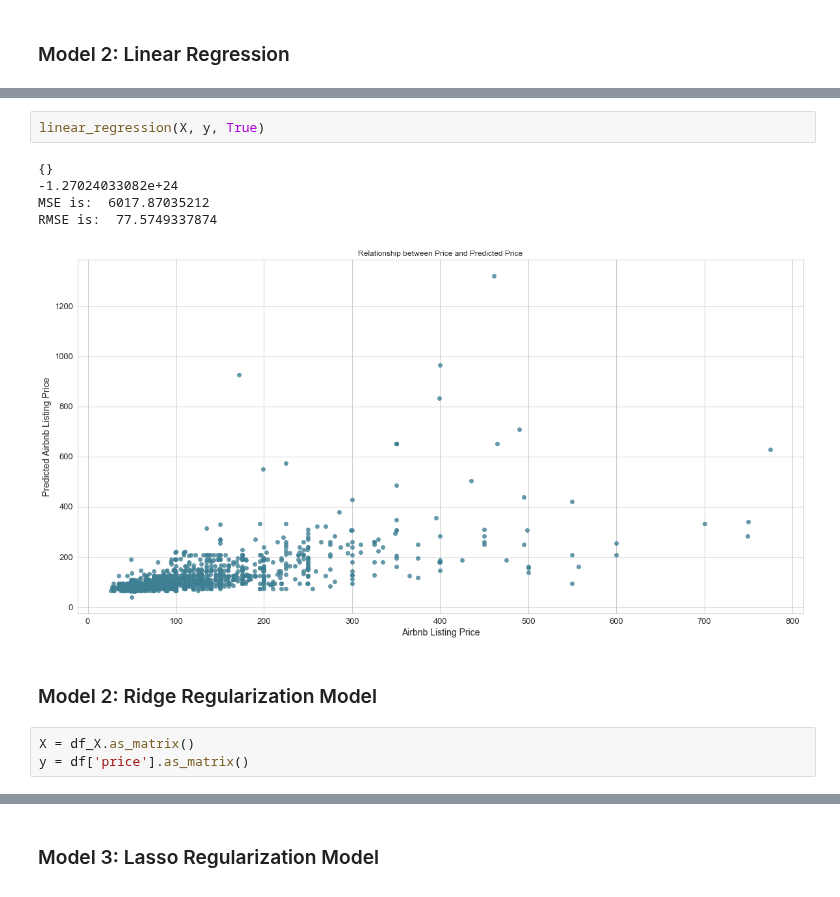
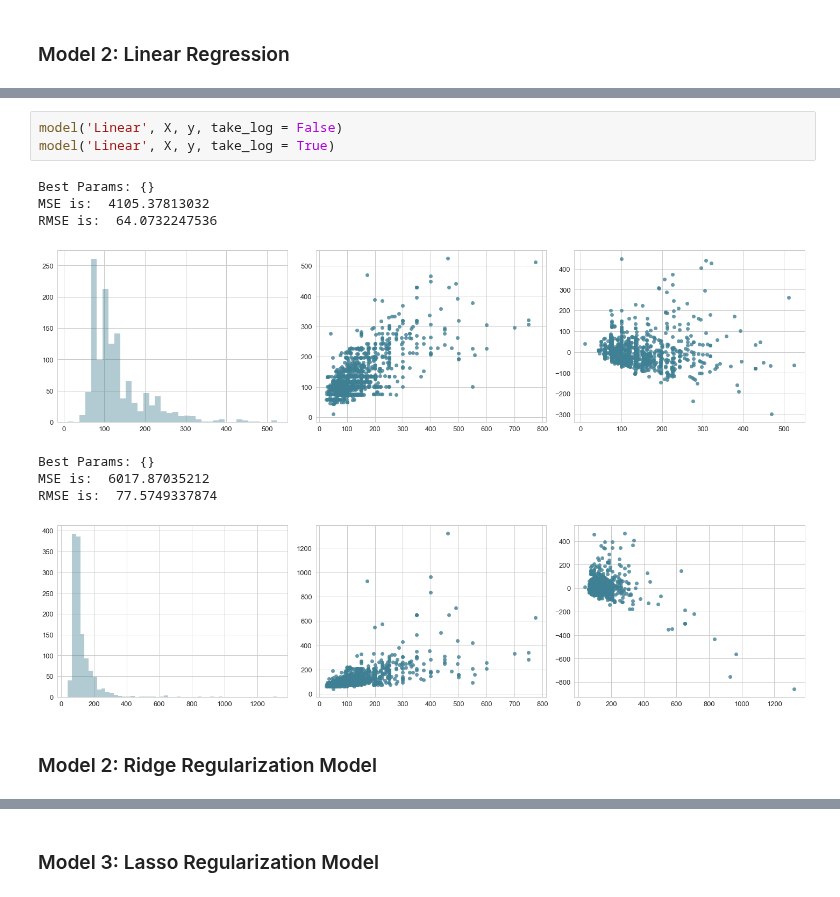
Before and after one commit to nicolechao/springboard-data-science, a Jupyter notebook: Capstone 1/Modeling/modeling.ipynb, the cells around one changed output, grey strips where cells are left out. Saved outputs shown, nothing was run; the diff lists cells and outputs as text.

```diff
--- a/Capstone 1/Modeling/modeling.ipynb
+++ b/Capstone 1/Modeling/modeling.ipynb
@@ -358,13 +238,14 @@ RMSE is:  64.0732247536
-# %%
-linear_regression(X, y, True)
-# %% [output]
-{}
--1.27024033082e+24
-MSE is:  6017.87035212
-RMSE is:  77.5749337874
-[figure, removed]
+# %%
+model('Linear', X, y, take_log = False)
+model('Linear', X, y, take_log = True)
+# %% [output]
+Best Params: {}
+MSE is:  4105.37813032
+RMSE is:  64.0732247536
+[figure, added]
+Best Params: {}
+MSE is:  6017.87035212
+RMSE is:  77.5749337874
+[figure, added]
 # %% [markdown]
 ### Model 2: Ridge Regularization Model
-# %%
-X = df_X.as_matrix()
-y = df['price'].as_matrix()
```
Also changed, not shown: parts of 37 cells of this notebook.
